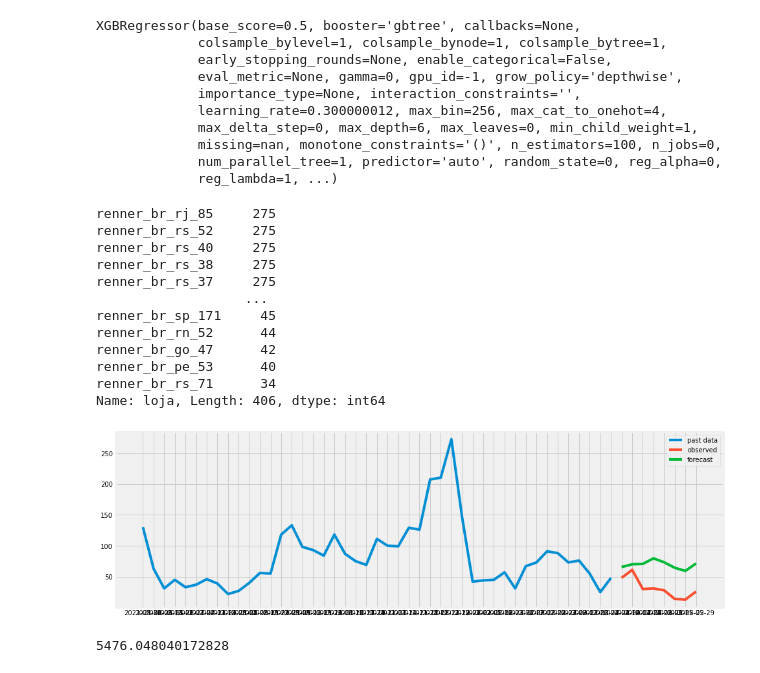
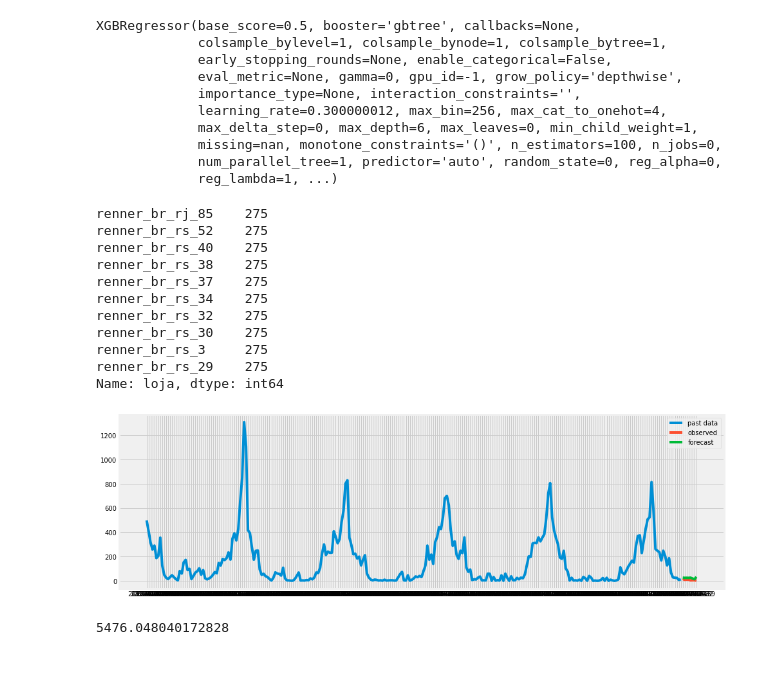
Before and after one commit to macedoti13/Renner-Sales-Forecasting, a Jupyter notebook: research4.ipynb, the cells around one changed output. Drawn from its saved outputs; the diff is of its cells as text; code cells hidden in the pictures.

```diff
--- a/research4.ipynb
+++ b/research4.ipynb
@@ -151,29 +151,28 @@ predictions = reg.predict(X_test)
 # %%
 dft.loc[:, 'prediction'] = predictions
 # %%
-df.loja.value_counts()
+df.loja.value_counts().iloc[0:10]
 # %% [output]
-renner_br_rj_85     275
-renner_br_rs_52     275
-renner_br_rs_40     275
-renner_br_rs_38     275
-renner_br_rs_37     275
-                   ...
-renner_br_sp_171     45
-renner_br_rn_52      44
-renner_br_go_47      42
-renner_br_pe_53      40
-renner_br_rs_71      34
-Name: loja, Length: 406, dtype: int64
+renner_br_rj_85    275
+renner_br_rs_52    275
+renner_br_rs_40    275
+renner_br_rs_38    275
+renner_br_rs_37    275
+renner_br_rs_34    275
+renner_br_rs_32    275
+renner_br_rs_30    275
+renner_br_rs_3     275
+renner_br_rs_29    275
+Name: loja, dtype: int64
 # %%
 plt.figure(figsize=(15,5))
-plt.plot(df[df.loja=='renner_br_sp_171']['data'], df[df.loja=='renner_br_sp_171']['venda'], label='past data')
-plt.plot(dft[dft.loja=='renner_br_sp_171']['data'], dft[dft.loja=='renner_br_sp_171']['venda'], label='observed')
-plt.plot(dft[dft.loja=='renner_br_sp_171']['data'], dft[dft.loja=='renner_br_sp_171']['prediction'], color=color_pal[3], label='forecast')
+plt.plot(df[df.loja=='renner_br_rs_3']['data'], df[df.loja=='renner_br_rs_3']['venda'], label='past data')
+plt.plot(dft[dft.loja=='renner_br_rs_3']['data'], dft[dft.loja=='renner_br_rs_3']['venda'], label='observed')
+plt.plot(dft[dft.loja=='renner_br_rs_3']['data'], dft[dft.loja=='renner_br_rs_3']['prediction'], color=color_pal[3], label='forecast')
 plt.legend()
 plt.show()
 # %% [output]
-[figure, old version]
+[figure, new version]
 # %%
 mean_squared_error(y_true=dft['venda'],y_pred=dft['prediction'])
 # %% [output]
```
Also changed, not shown: parts of 2 cells of this notebook.
